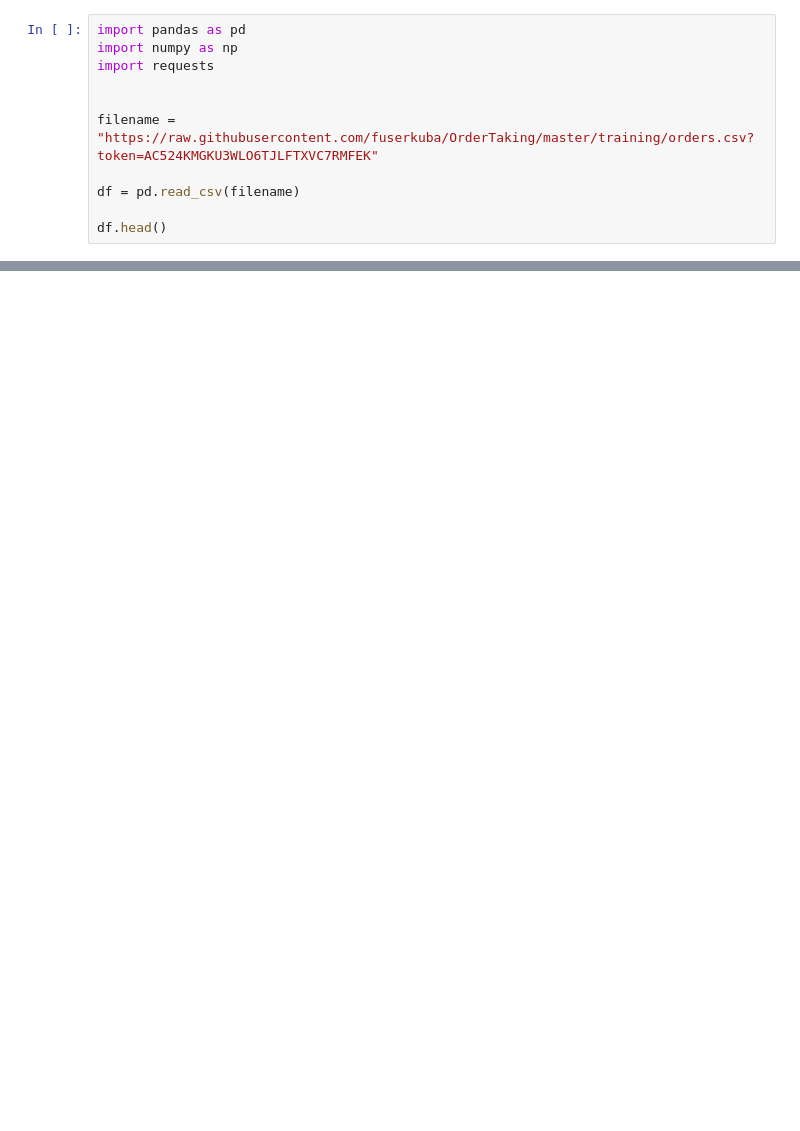
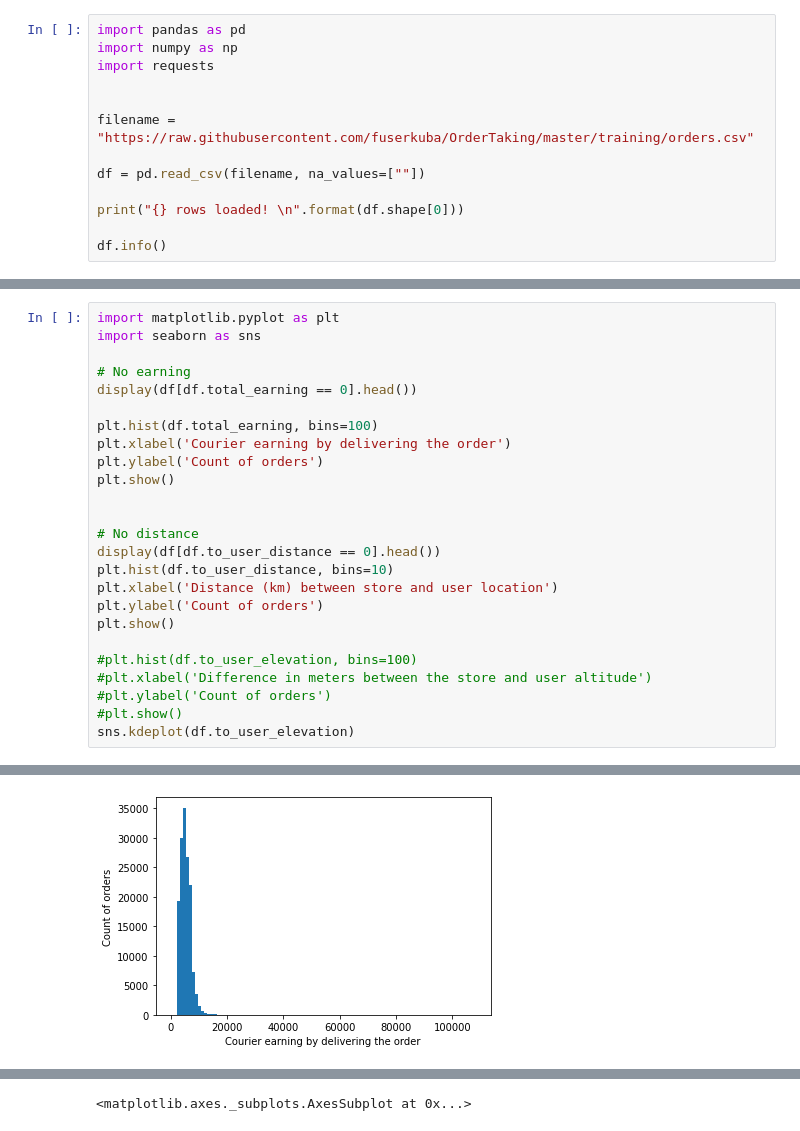
Before and after one commit to fuserkuba/OrderTaking, a Jupyter notebook: training/TakeOrderTraining.ipynb, the cells around one changed output, grey strips where cells are left out. Cells and saved outputs as stored; diff of their text form; blank space fills up the shorter version.

Commit message:
Basic training

```diff
--- a/training/TakeOrderTraining.ipynb
+++ b/training/TakeOrderTraining.ipynb
@@ -6,9 +8,11 @@ import numpy as np
 import requests
 
 
-filename = "https://raw.githubusercontent.com/fuserkuba/OrderTaking/master/training/orders.csv?token=AC524KMGKU3WLO6TJLFTXVC7RMFEK"
+filename = "https://raw.githubusercontent.com/fuserkuba/OrderTaking/master/training/orders.csv"
 
-df = pd.read_csv(filename)
+df = pd.read_csv(filename, na_values=[""])
 
-df.head()
+print("{} rows loaded! \n".format(df.shape[0]))
+
+df.info()
 # %% [output]
@@ -20,0 +65,26 @@ df.head()
+# %%
+import matplotlib.pyplot as plt
+import seaborn as sns
+
+# No earning
+display(df[df.total_earning == 0].head())
+
+plt.hist(df.total_earning, bins=100)
+plt.xlabel('Courier earning by delivering the order')
+plt.ylabel('Count of orders')
+plt.show()
+
+
+# No distance
+display(df[df.to_user_distance == 0].head())
+plt.hist(df.to_user_distance, bins=10)
+plt.xlabel('Distance (km) between store and user location')
+plt.ylabel('Count of orders')
+plt.show()
+
+#plt.hist(df.to_user_elevation, bins=100)
+#plt.xlabel('Difference in meters between the store and user altitude')
+#plt.ylabel('Count of orders')
+#plt.show()
+sns.kdeplot(df.to_user_elevation)
+# %% [output]
@@ -20,0 +93 @@ df.head()
+[figure, added]
@@ -20,0 +97 @@ df.head()
+<matplotlib.axes._subplots.AxesSubplot at 0x...>
```
Also changed, not shown: parts of 19 cells of this notebook.
